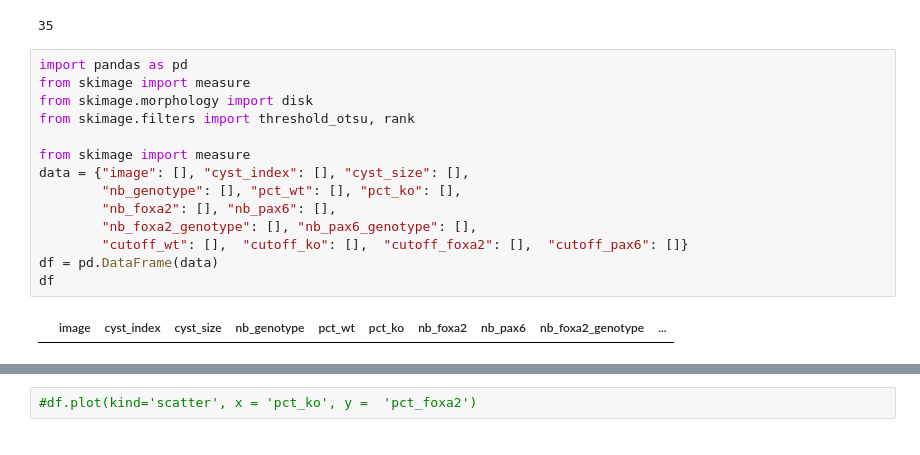
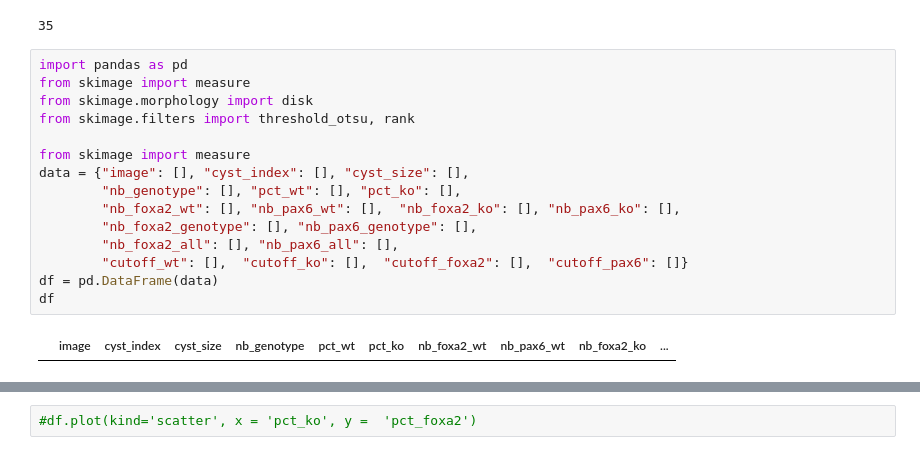
Before and after one commit to lengfei5/RA_competence, a Jupyter notebook: scripts/run_imageQuantify_chimeric_WTKO.ipynb, the cells around one changed output, grey strips where cells are left out. Saved outputs shown, nothing was run; the diff lists cells and outputs as text.

```diff
--- a/scripts/run_imageQuantify_chimeric_WTKO.ipynb
+++ b/scripts/run_imageQuantify_chimeric_WTKO.ipynb
@@ -410,19 +410,20 @@ nb_cyst
 # %%
 import pandas as pd
 from skimage import measure
 from skimage.morphology import disk
 from skimage.filters import threshold_otsu, rank
 
 from skimage import measure
 data = {"image": [], "cyst_index": [], "cyst_size": [],
         "nb_genotype": [], "pct_wt": [], "pct_ko": [],
-        "nb_foxa2": [], "nb_pax6": [],
+        "nb_foxa2_wt": [], "nb_pax6_wt": [],  "nb_foxa2_ko": [], "nb_pax6_ko": [],
         "nb_foxa2_genotype": [], "nb_pax6_genotype": [],
+        "nb_foxa2_all": [], "nb_pax6_all": [],
         "cutoff_wt": [],  "cutoff_ko": [],  "cutoff_foxa2": [],  "cutoff_pax6": []}
 df = pd.DataFrame(data)
 df
 # %% [output]
-|  | image | cyst_index | cyst_size | nb_genotype | pct_wt | pct_ko | nb_foxa2 | nb_pax6 | nb_foxa2_genotype | ... |
+|  | image | cyst_index | cyst_size | nb_genotype | pct_wt | pct_ko | nb_foxa2_wt | nb_pax6_wt | nb_foxa2_ko | ... |
 # %%
 for nm in os.listdir(ImageDir):
     if "_C5_CystMask.tiff" in nm:
```
Also changed, not shown: parts of 3 cells of this notebook.
